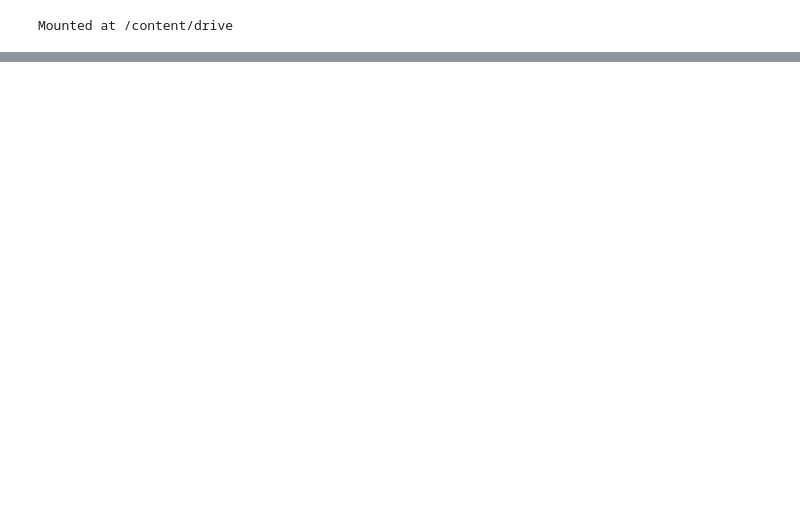
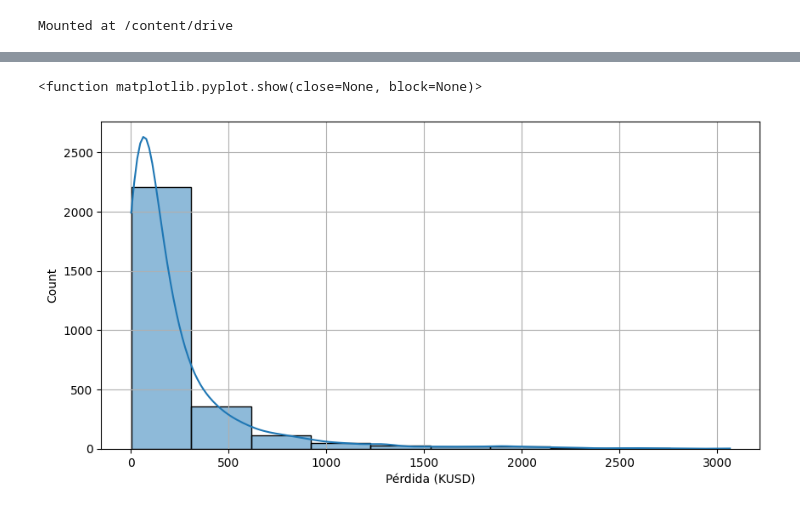
Before and after one commit to MiguelR0462/Integracion_de_Datos_y_Prospectiva, a Jupyter notebook: Clase_1_Caracterizacion_de_Variables.ipynb, the cells around one changed output, grey strips where cells are left out. Drawn from its saved outputs; the diff is of its cells as text; code cells hidden in the pictures; blank space fills up the shorter version.

```diff
--- a/Clase_1_Caracterizacion_de_Variables.ipynb
+++ b/Clase_1_Caracterizacion_de_Variables.ipynb
@@ -33,0 +46,15 @@ df
+# %%
+# Procedemos con la construcción de las distribución agregada de las pérdidas
+Freq = XDB.iloc[:,3]
+Sev = XDB.iloc[:,4]
+LDA = Freq*Sev
+
+# Seguimos con la construccion de la grafica de la distribucion de agregada de las pérdidas
+plt.figure(figsize=(10,5))
+sns.histplot(LDA, bins=10, kde= True)
+plt.xlabel("Pérdida (KUSD)")
+plt.grid()
+plt.show
+# %% [output]
+<function matplotlib.pyplot.show(close=None, block=None)>
+[figure, added]
```
Also changed, not shown: parts of 6 cells of this notebook.
